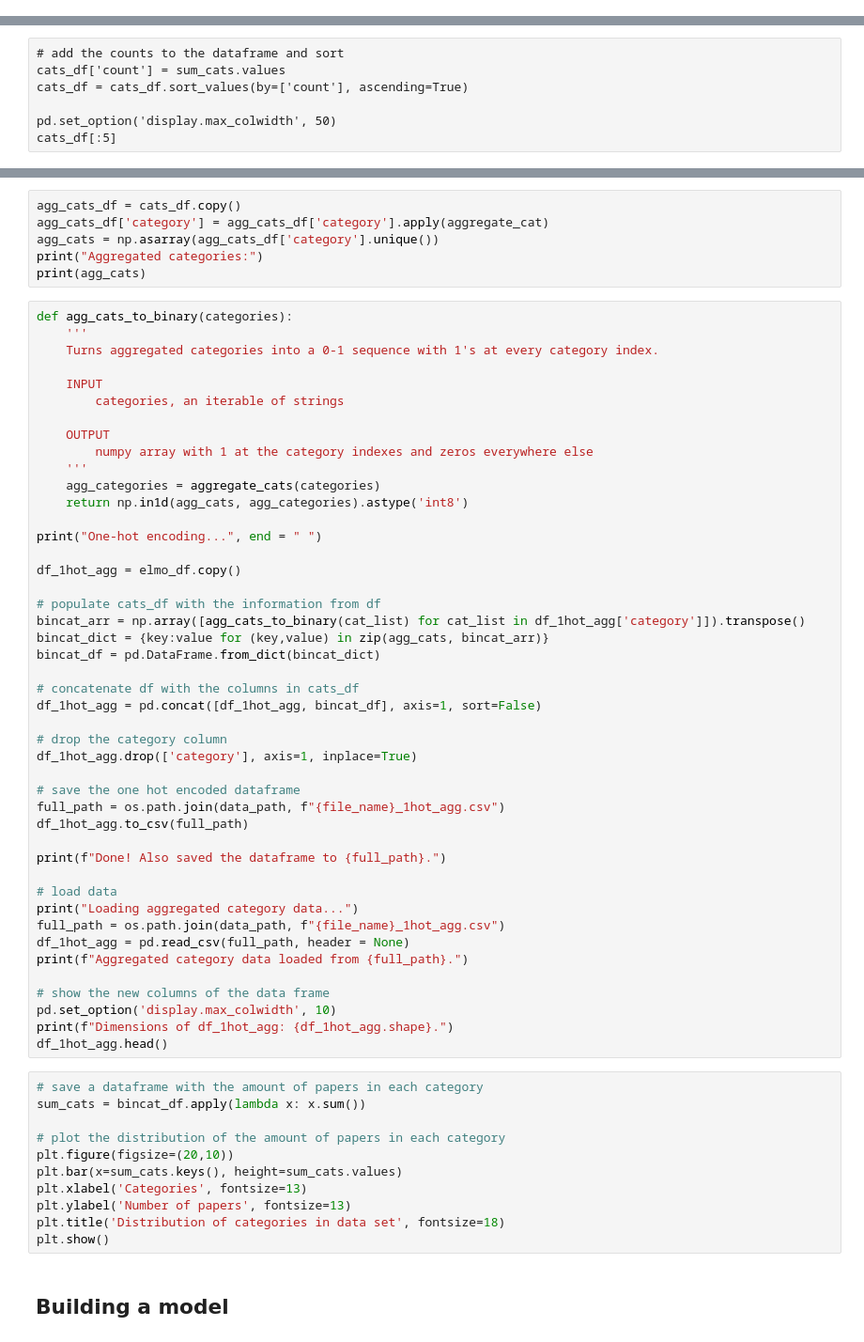
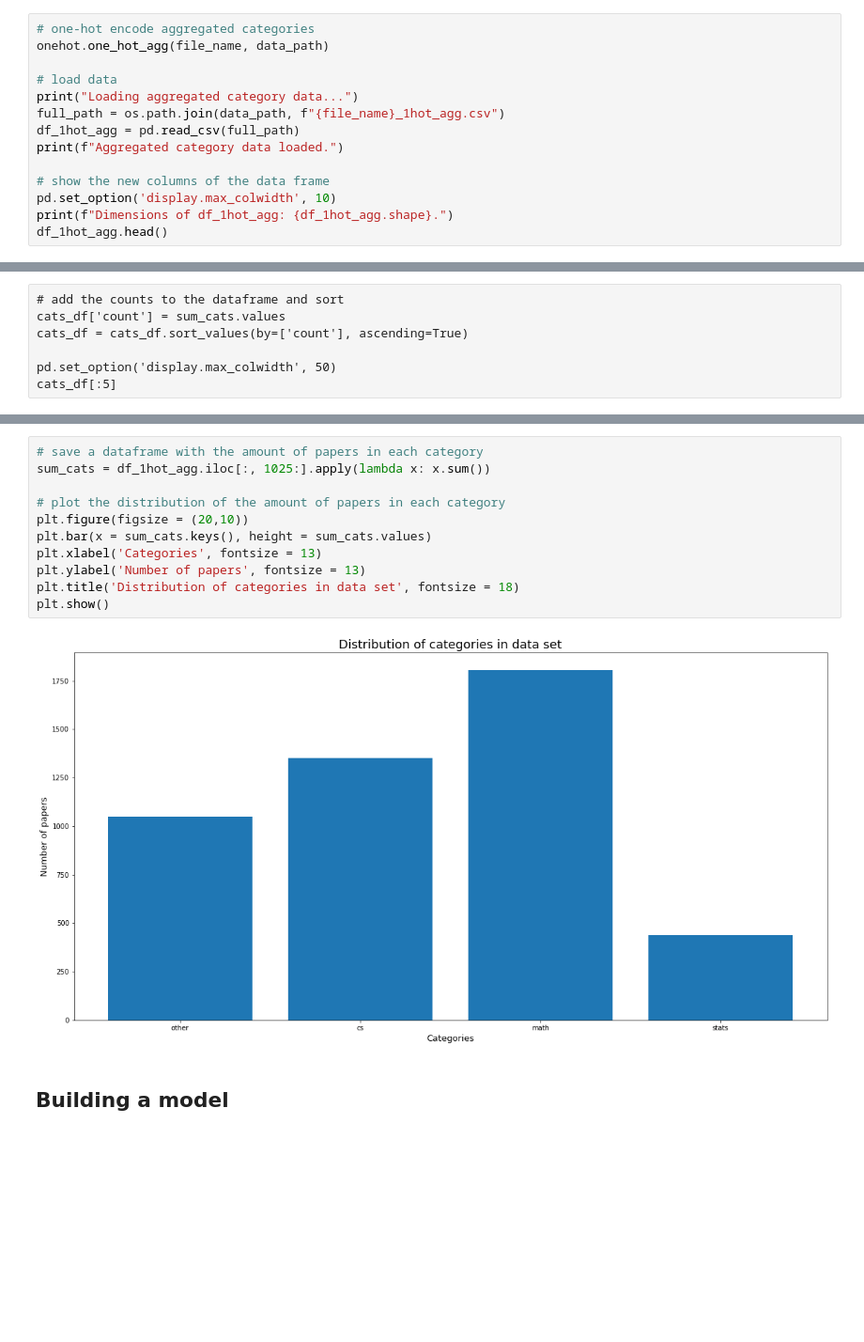
Before and after one commit to saattrupdan/scholarly, a Jupyter notebook: paper_classifier.ipynb, the cells around one changed output, grey strips where cells are left out. Shown: that part at 94% size. Cells and saved outputs as stored; diff of their text form; blank space fills up the shorter version.

```diff
--- a/paper_classifier.ipynb
+++ b/paper_classifier.ipynb
@@ -185,3 +223,17 @@ print("Done!")
 pd.set_option('display.max_colwidth', 10)
 print(f"Dimensions of df_1hot: {df_1hot.shape}.")
 df_1hot.head()
+# %%
+# one-hot encode aggregated categories
+onehot.one_hot_agg(file_name, data_path)
+
+# load data
+print("Loading aggregated category data...")
+full_path = os.path.join(data_path, f"{file_name}_1hot_agg.csv")
+df_1hot_agg = pd.read_csv(full_path)
+print(f"Aggregated category data loaded.")
+
+# show the new columns of the data frame
+pd.set_option('display.max_colwidth', 10)
+print(f"Dimensions of df_1hot_agg: {df_1hot_agg.shape}.")
+df_1hot_agg.head()
@@ -244,65 +280,16 @@ def aggregate_cats(cats):
-# %%
-agg_cats_df = cats_df.copy()
-agg_cats_df['category'] = agg_cats_df['category'].apply(aggregate_cat)
-agg_cats = np.asarray(agg_cats_df['category'].unique())
-print("Aggregated categories:")
-print(agg_cats)
-# %%
-def agg_cats_to_binary(categories):
-    '''
-    Turns aggregated categories into a 0-1 sequence with 1's at every category index.
-
-    INPUT
-        categories, an iterable of strings
-
-    OUTPUT
-        numpy array with 1 at the category indexes and zeros everywhere else
-    '''
-    agg_categories = aggregate_cats(categories)
-    return np.in1d(agg_cats, agg_categories).astype('int8')
-
-print("One-hot encoding...", end = " ")
-
-df_1hot_agg = elmo_df.copy()
-
-# populate cats_df with the information from df
-bincat_arr = np.array([agg_cats_to_binary(cat_list) for cat_list in df_1hot_agg['category']]).transpose()
-bincat_dict = {key:value for (key,value) in zip(agg_cats, bincat_arr)}
-bincat_df = pd.DataFrame.from_dict(bincat_dict)
-
-# concatenate df with the columns in cats_df
-df_1hot_agg = pd.concat([df_1hot_agg, bincat_df], axis=1, sort=False)
-
-# drop the category column
-df_1hot_agg.drop(['category'], axis=1, inplace=True)
-
-# save the one hot encoded dataframe
-full_path = os.path.join(data_path, f"{file_name}_1hot_agg.csv")
-df_1hot_agg.to_csv(full_path)
-
-print(f"Done! Also saved the dataframe to {full_path}.")
-
-# load data
-print("Loading aggregated category data...")
-full_path = os.path.join(data_path, f"{file_name}_1hot_agg.csv")
-df_1hot_agg = pd.read_csv(full_path, header = None)
-print(f"Aggregated category data loaded from {full_path}.")
-
-# show the new columns of the data frame
-pd.set_option('display.max_colwidth', 10)
-print(f"Dimensions of df_1hot_agg: {df_1hot_agg.shape}.")
-df_1hot_agg.head()
 # %%
 # save a dataframe with the amount of papers in each category
-sum_cats = bincat_df.apply(lambda x: x.sum())
+sum_cats = df_1hot_agg.iloc[:, 1025:].apply(lambda x: x.sum())
 
 # plot the distribution of the amount of papers in each category
-plt.figure(figsize=(20,10))
-plt.bar(x=sum_cats.keys(), height=sum_cats.values)
-plt.xlabel('Categories', fontsize=13)
-plt.ylabel('Number of papers', fontsize=13)
-plt.title('Distribution of categories in data set', fontsize=18)
+plt.figure(figsize = (20,10))
+plt.bar(x = sum_cats.keys(), height = sum_cats.values)
+plt.xlabel('Categories', fontsize = 13)
+plt.ylabel('Number of papers', fontsize = 13)
+plt.title('Distribution of categories in data set', fontsize = 18)
 plt.show()
+# %% [output]
+[figure, added]
 # %% [markdown]
 ## Building a model
 # %% [markdown]
```
Also changed, not shown: parts of 17 cells of this notebook, 4 other files.
